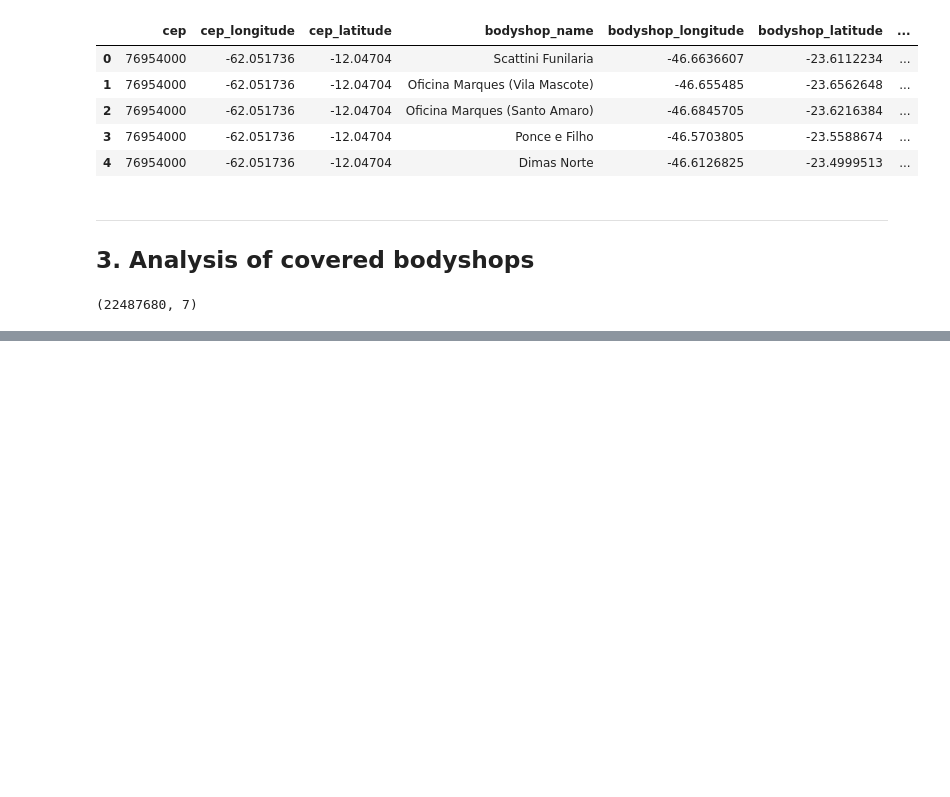
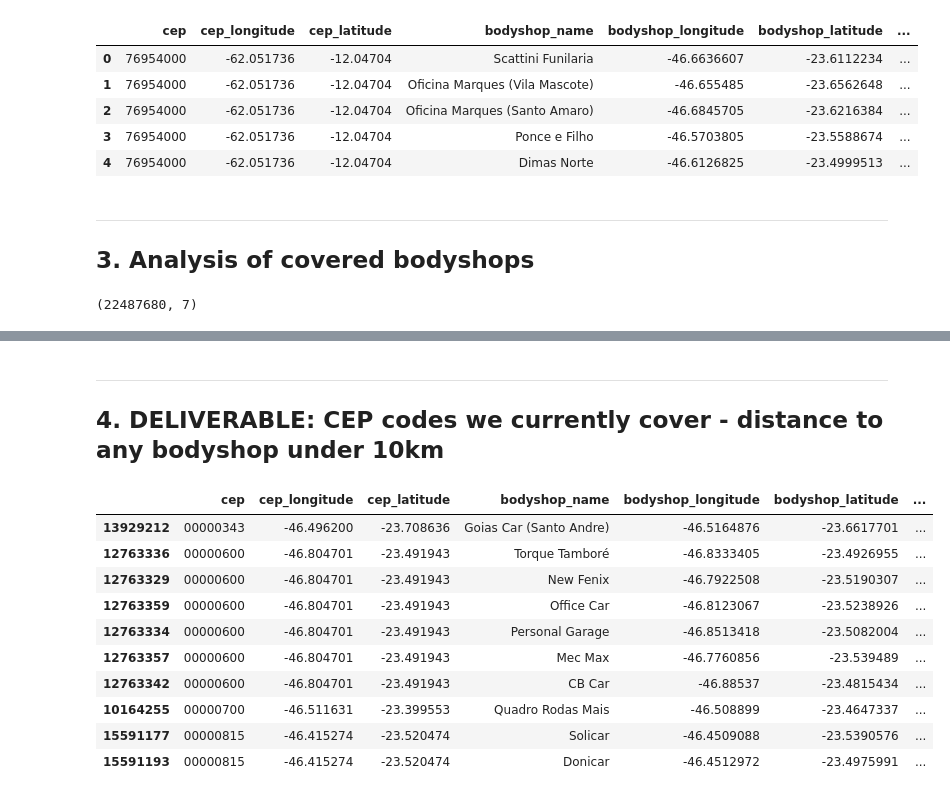
Before and after one commit to AlbertoSCF/location_data_analysis, a Jupyter notebook: 1-cep_codes_table.ipynb, the cells around one changed output, grey strips where cells are left out. Drawn from its saved outputs; the diff is of its cells as text; code cells hidden in the pictures; blank space fills up the shorter version.

```diff
--- a/1-cep_codes_table.ipynb
+++ b/1-cep_codes_table.ipynb
@@ -111,0 +163,19 @@ output[output['distance_meters']<10000]
+# %% [markdown]
+---
+## 4. DELIVERABLE: CEP codes we currently cover - distance to any bodyshop under 10km
+# %%
+ceps_in_range = ceps_in_range.sort_values(['cep', 'distance_meters'], ascending=True).copy()
+ceps_in_range['proximity_rank_order'] = ceps_in_range.groupby('cep').distance_meters.rank().astype(int)
+ceps_in_range.head(10)
+# %% [output]
+|  | cep | cep_longitude | cep_latitude | bodyshop_name | bodyshop_longitude | bodyshop_latitude | ... |
+| 13929212 | 00000343 | -46.496200 | -23.708636 | Goias Car (Santo Andre) | -46.5164876 | -23.6617701 | ... |
+| 12763336 | 00000600 | -46.804701 | -23.491943 | Torque Tamboré | -46.8333405 | -23.4926955 | ... |
+| 12763329 | 00000600 | -46.804701 | -23.491943 | New Fenix | -46.7922508 | -23.5190307 | ... |
+| 12763359 | 00000600 | -46.804701 | -23.491943 | Office Car | -46.8123067 | -23.5238926 | ... |
+| 12763334 | 00000600 | -46.804701 | -23.491943 | Personal Garage | -46.8513418 | -23.5082004 | ... |
+| 12763357 | 00000600 | -46.804701 | -23.491943 | Mec Max | -46.7760856 | -23.539489 | ... |
+| 12763342 | 00000600 | -46.804701 | -23.491943 | CB Car | -46.88537 | -23.4815434 | ... |
+| 10164255 | 00000700 | -46.511631 | -23.399553 | Quadro Rodas Mais | -46.508899 | -23.4647337 | ... |
+| 15591177 | 00000815 | -46.415274 | -23.520474 | Solicar | -46.4509088 | -23.5390576 | ... |
+| 15591193 | 00000815 | -46.415274 | -23.520474 | Donicar | -46.4512972 | -23.4975991 | ... |
```
Also changed, not shown: parts of 11 cells of this notebook, 1 other file.
